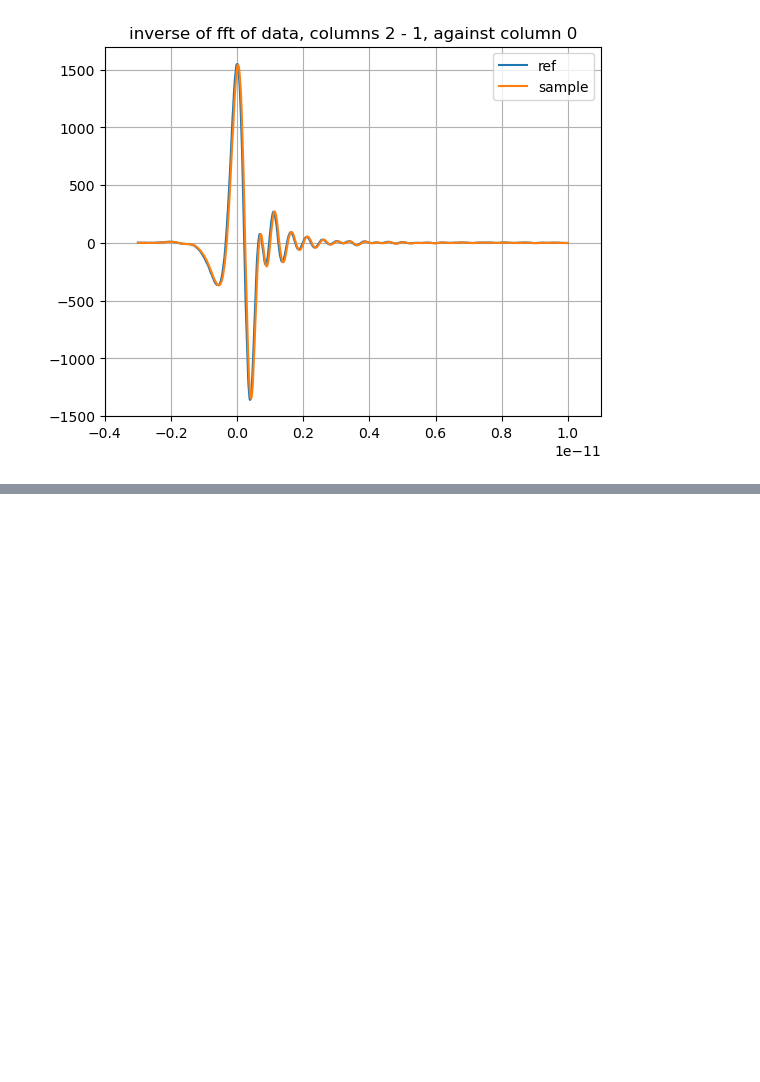
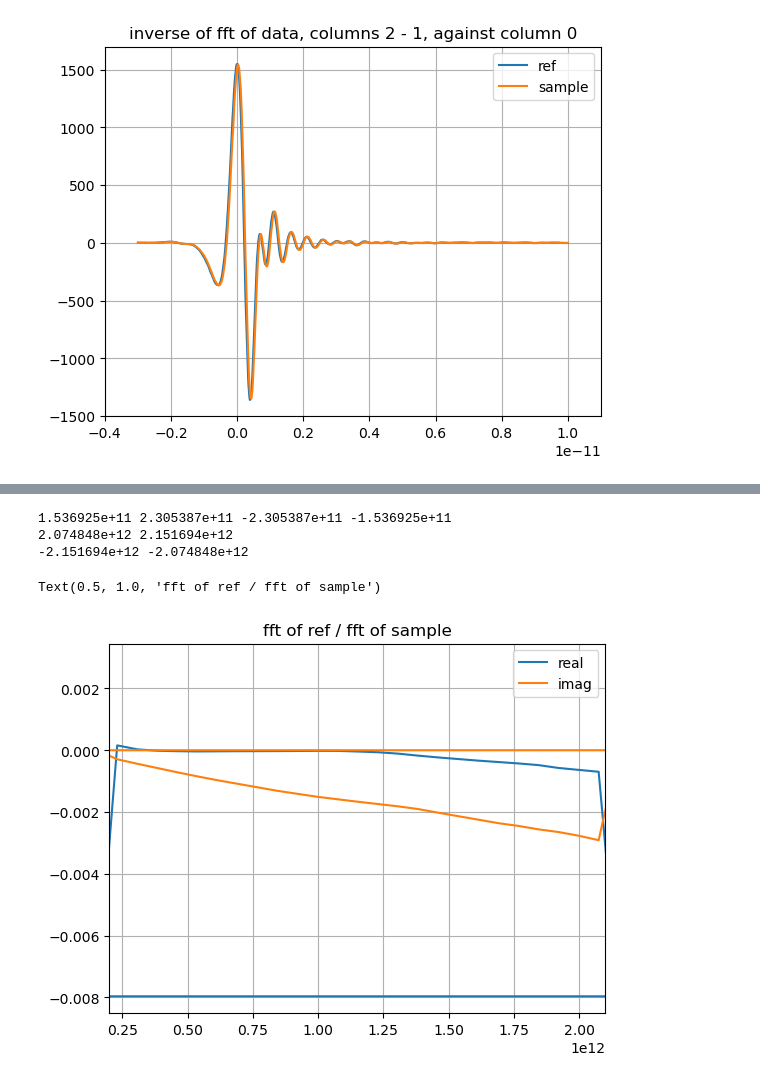
Before and after one commit to sebranchett/cheme-om-fft, a Jupyter notebook: remove_frequencies.ipynb, the cells around one changed output, grey strips where cells are left out. Drawn from its saved outputs; the diff is of its cells as text; code cells hidden in the pictures; blank space fills up the shorter version.

```diff
--- a/remove_frequencies.ipynb
+++ b/remove_frequencies.ipynb
@@ -40,0 +77,27 @@ Text(0.5, 1.0, 'inverse of fft of data, columns 2 - 1, against column 0')
+# %%
+print("{:e}".format(xf[2]), "{:e}".format(xf[3]), "{:e}".format(xf[-3]), "{:e}".format(xf[-2]))
+print("{:e}".format(xf[27]), "{:e}".format(xf[28]))
+print("{:e}".format(xf[-28]), "{:e}".format(xf[-27]))
+for i in range(3):
+    ref_fft[i] = 0.+0.j
+for i in range(-2, 0, 1):
+    ref_fft[i] = 0.+0.j
+for i in range(28, 500, 1):
+    ref_fft[i] = 0.+0.j
+for i in range(-500, -27, 1):
+    ref_fft[i] = 0.+0.j
+
+plt.plot(xf, 0.007965 * np.real(ref_fft/sample_fft - 1.), label="real")
+plt.plot(xf, -0.007965 * np.imag(ref_fft/sample_fft - 1.), label="imag")
+plt.legend()
+plt.grid()
+plt.xlim((0.06e12, 3.8e13))
+plt.xlim((0.2e12, 2.1e12))
+# plt.ylim((-.002, .0005))
+plt.title('fft of ref / fft of sample')
+# %% [output]
+1.536925e+11 2.305387e+11 -2.305387e+11 -1.536925e+11
+2.074848e+12 2.151694e+12
+-2.151694e+12 -2.074848e+12
+Text(0.5, 1.0, 'fft of ref / fft of sample')
+[figure, added]
```
Also changed, not shown: parts of 5 cells of this notebook.
